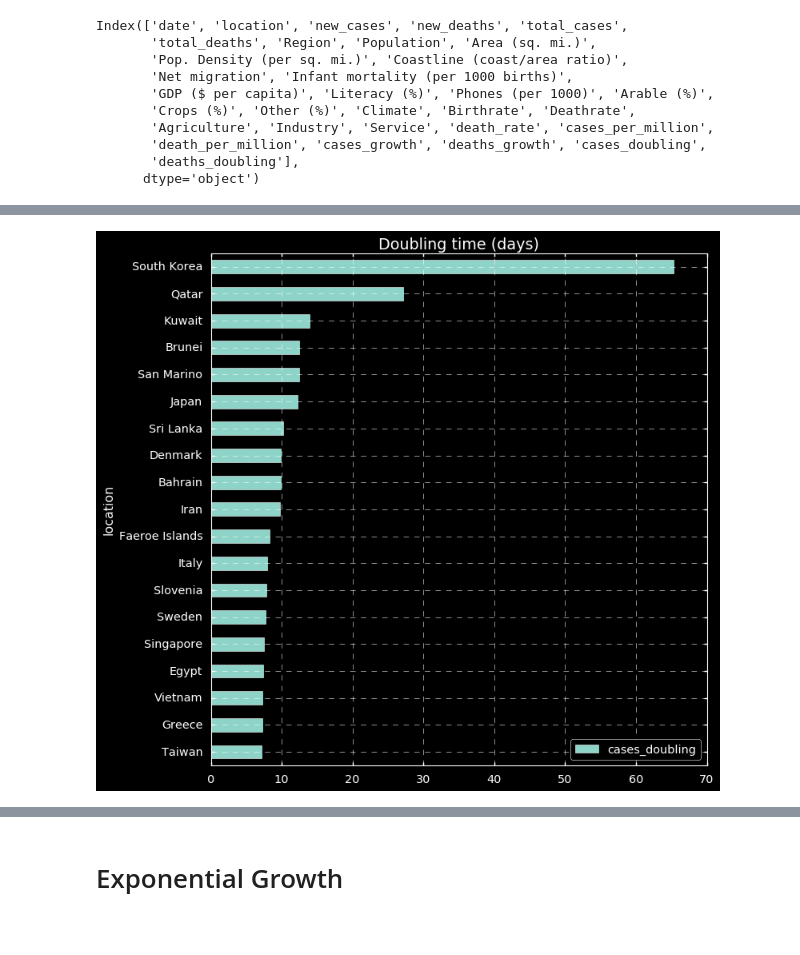
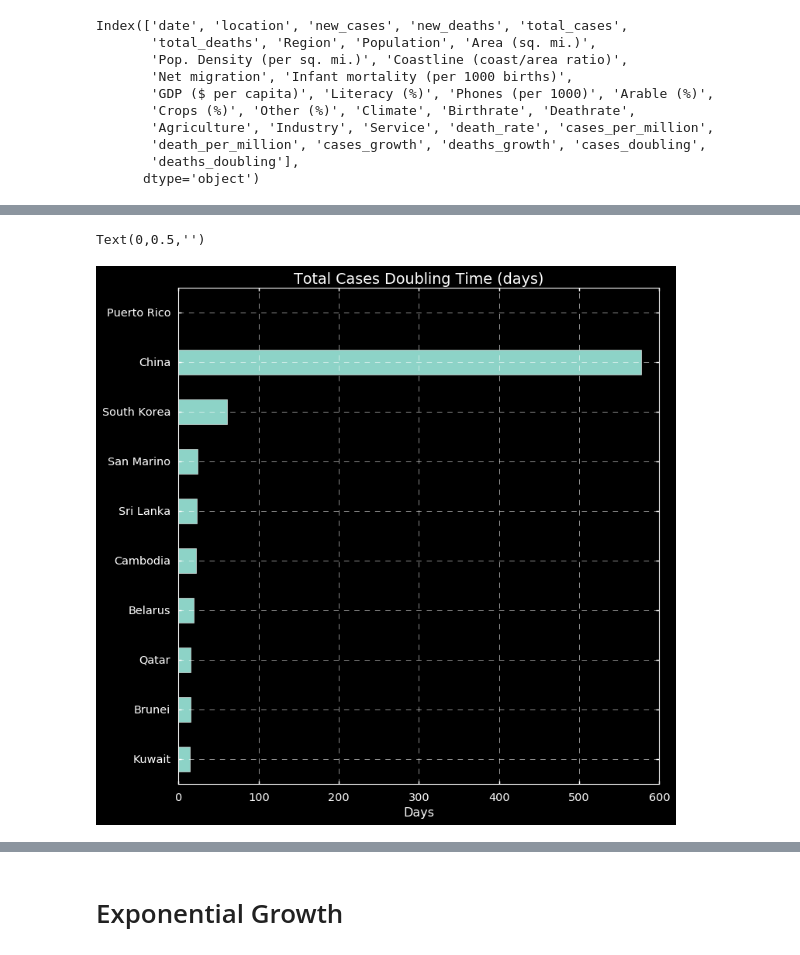
Before and after one commit to pooyad359/covid19-data-exploration, a Jupyter notebook: Covid19-explore.ipynb, the cells around one changed output, grey strips where cells are left out. Saved outputs shown, nothing was run; the diff lists cells and outputs as text; code cells hidden in the pictures.

```diff
--- a/Covid19-explore.ipynb
+++ b/Covid19-explore.ipynb
@@ -242,9 +423,12 @@ data_recent[data_recent.location=='China'].T
 # %%
-data_recent[data_recent.total_cases>100].sort_values(by = 'cases_doubling')[-20:-1].plot('location','cases_doubling',
+data_recent[data_recent.total_cases>100].sort_values(by = 'cases_doubling')[-10:].plot('location','cases_doubling',
                                                                            kind = 'barh',
                                                                           figsize = (10,10),
-                                                                          grid = True,
-                                                                          title = 'Doubling time (days)');
+                                                                          grid = True,legend=None,
+                                                                          title = 'Total Cases Doubling Time (days)');
+plt.xlabel('Days')
+plt.ylabel('')
 # %% [output]
+Text(0,0.5,'')
-[figure, old version]
+[figure, new version]
 # %%
```
Also changed, not shown: parts of 32 cells of this notebook, 1 other file.
